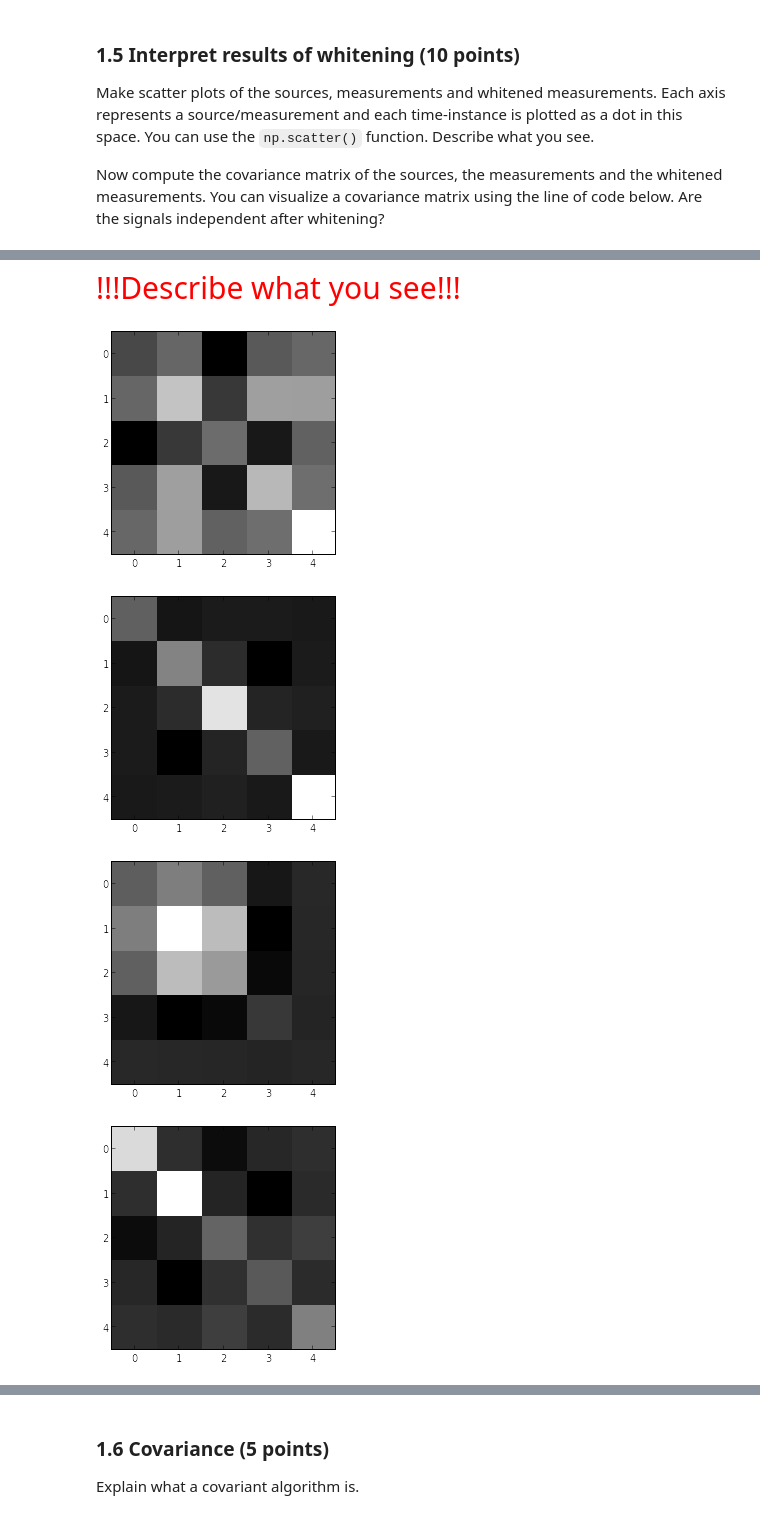
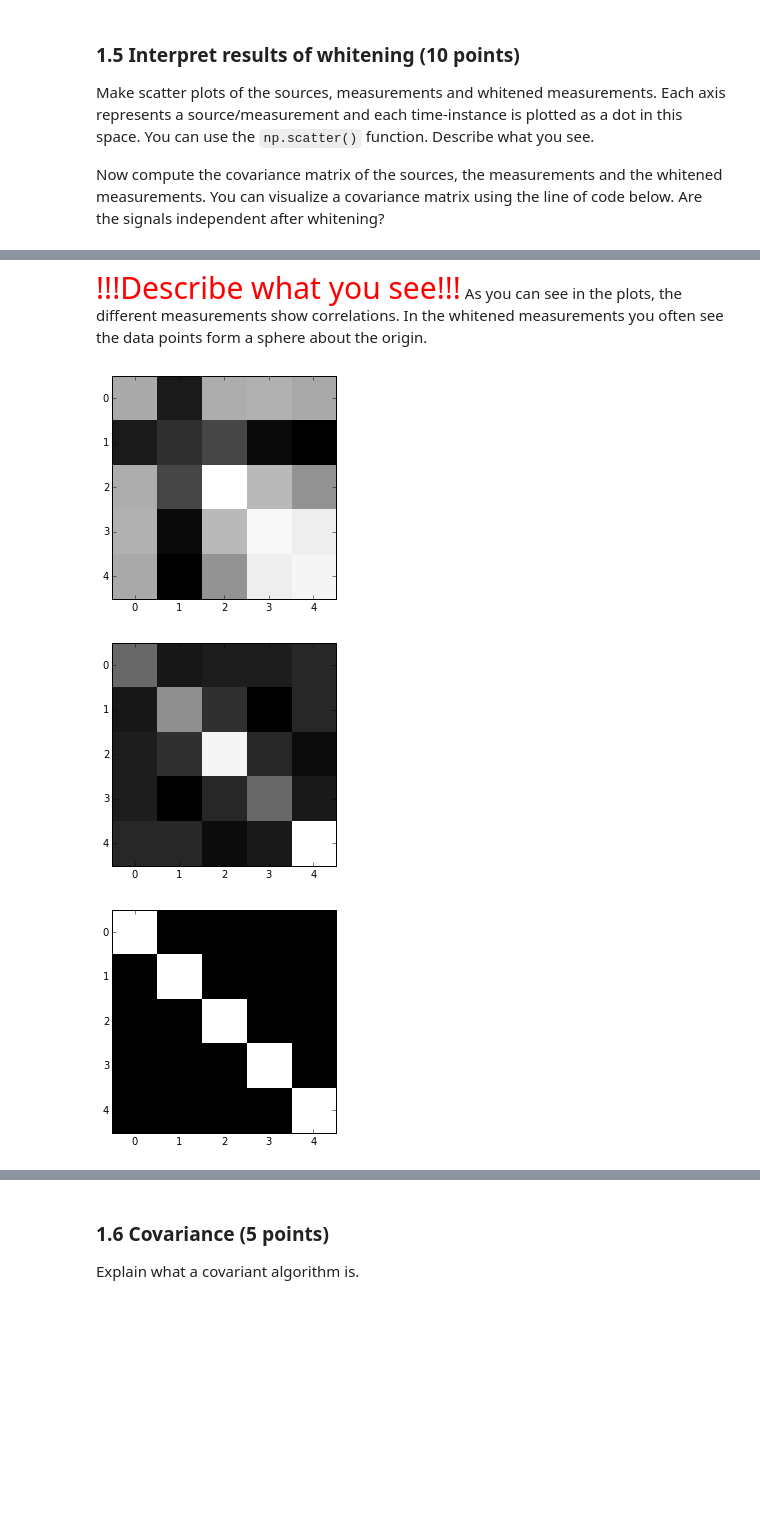
Before and after one commit to sagieske/ml2, a Jupyter notebook: lab1.ipynb, the cells around one changed output, grey strips where cells are left out. Cells and saved outputs as stored; diff of their text form; code cells hidden in the pictures; blank space fills up the shorter version.

Commit message:
scatterplots changed, whitening changed, explanation given for these 2. fixed ICA, now works

```diff
--- a/lab1.ipynb
+++ b/lab1.ipynb
@@ -295,18 +296,14 @@ Plotting matrix with p(2)
 ### 1.4 Whitening (15 points)
 Some ICA algorithms can only learn from whitened data. Write a method `whiten(X)` that takes a $M \times T$ data matrix $\mathbf{X}$ (where $M$ is the dimensionality and $T$ the number of examples) and returns a whitened matrix. If you forgot what whitening is or how to compute it, various good sources are available online, such as http://courses.media.mit.edu/2010fall/mas622j/whiten.pdf
 # %%
-# TODO: Which W to use??
 def whiten(X):
     # Get covariance matrix of data
     cov = np.cov(X)
     # Get eigenvalues and eigenvectors of covariance matrix
-    eigvalues, eigvectors = np.linalg.eigh(cov)
-    # Calculate Lambda^{-1/2}.eigenvectors
-    W=  np.dot(np.diag(1. / np.sqrt(eigvalues)), eigvectors)
-    # Whitening matrix according to stack overflow http://stackoverflow.com/questions/6574782/how-to-whiten-matrix-in-pca
-    #W2 = np.dot(np.dot(eigvectors, np.diag(1. / np.sqrt(eigvalues))), eigvectors.T)
-    white_X = np.dot(W,X)
-    return white_X
+    eigvalues, E = np.linalg.eigh(cov)
+    D = np.diag(1. / np.sqrt(eigvalues))
+    X_white = np.dot(np.dot(np.dot(E, D), E.T),X)
+    return X_white
 
 W_x = whiten(X)
 W_s = whiten(S)
@@ -343,0 +315,26 @@ scatter whitened X and whitened S
+# %%
+rcdef = plt.rcParams.copy()
+# Can't find anything on np.scatter function, so use seperately
+def scatterplot(data_array, legenda,colors):
+    rcParams['figure.figsize'] = 10, 40
+    # Get number of dimensions
+    indices = [i for i in range(0,len(data_array[0]))]
+    # Get combinations of dimensions
+    combos = list(itertools.combinations(indices, 2))
+    figure()
+    graph_n = len(data_array)
+    counter = 1
+    # Loop over all combination of sources
+    for item in combos:
+        s1, s2 = item
+        # Loop over all data matrices you want to plot
+        for i in range(0,graph_n):
+            # Create subplot
+            subplot(len(combos),graph_n,counter)
+            title(legenda[i] + str(item))
+            plt.scatter(data_array[i][s1],data_array[i][s2],s=1,edgecolor=colors[i])
+            counter+=1
+
+scatterplot([S,X,W_x], ['Sources', 'Measurements', 'Whitened measurements'], 'rgb')
+# reset parameters for figures
+plt.rcParams.update(rcdef)
@@ -344,21 +343,17 @@ scatter whitened X and whitened S
 # %% [markdown]
 <span style="color:red;font-size:2em">!!!Describe what you see!!!</span>
+As you can see in the plots, the different measurements show correlations. In the whitened measurements you often see the data points form a sphere about the origin.
 # %%
-C = np.eye(5)  # Dummy matrix; compute covariance here
 cov_x = np.cov(X)
 cov_s = np.cov(S)
 cov_xw = np.cov(W_x)
-cov_sw = np.cov(W_s)
 ax = imshow(cov_x, cmap='gray', interpolation='nearest')
 plt.show()
 ax = imshow(cov_s, cmap='gray', interpolation='nearest')
 plt.show()
 ax = imshow(cov_xw, cmap='gray', interpolation='nearest')
 plt.show()
-ax = imshow(cov_sw, cmap='gray', interpolation='nearest')
-plt.show()
 # %% [output]
-[figure, old version]
+[figure, new version]
-[figure, old version]
+[figure, new version]
-[figure, old version]
+[figure, new version]
-[figure, removed]
```
Also changed, not shown: parts of 12 cells of this notebook.
